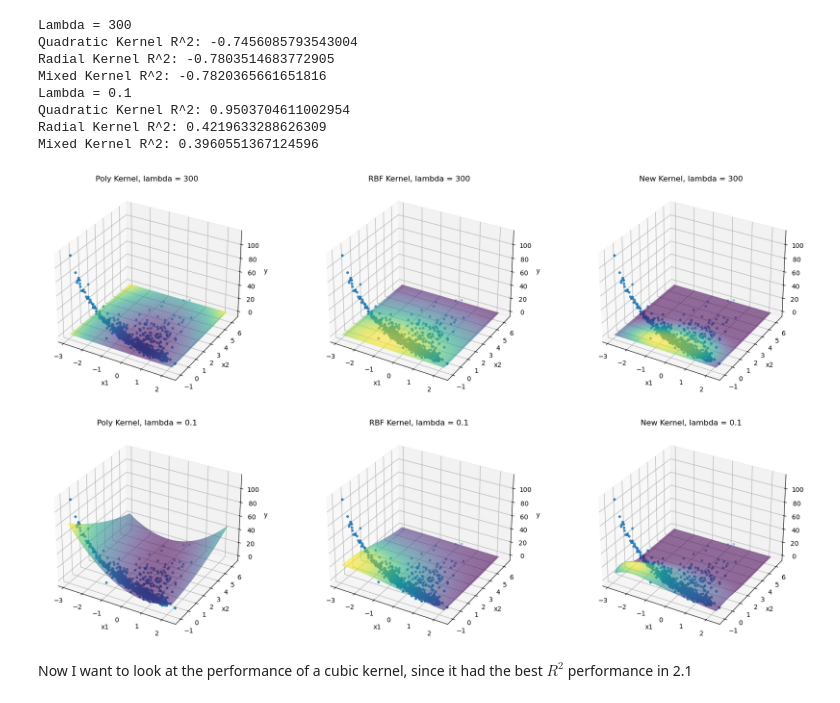
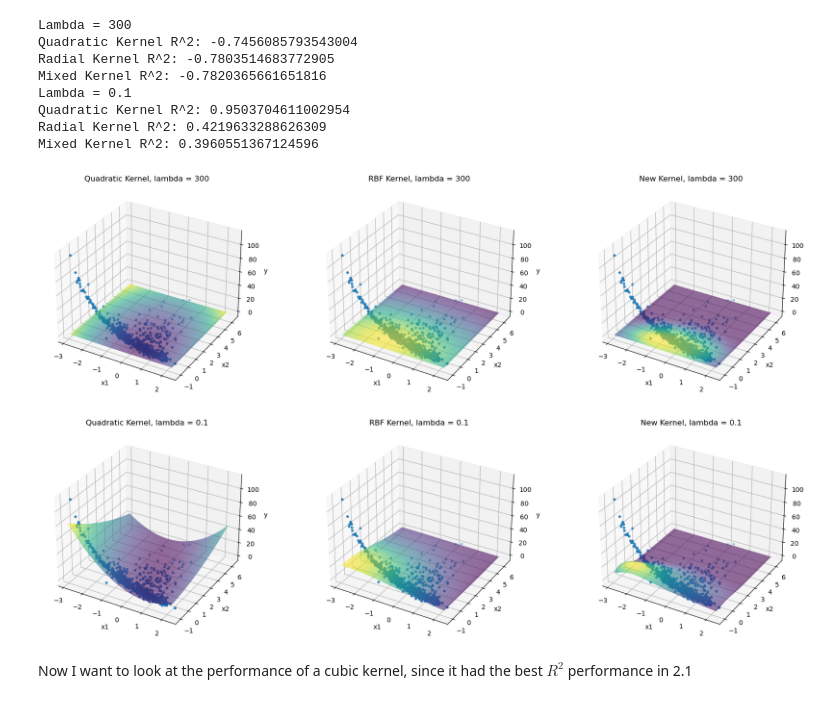
Before and after one commit to alisaklymchuk/data_science_math60026, a Jupyter notebook: 02455568_coursework1.ipynb, the cells around one changed output. Drawn from its saved outputs; the diff is of its cells as text; code cells hidden in the pictures.

```diff
--- a/02455568_coursework1.ipynb
+++ b/02455568_coursework1.ipynb
@@ -49,12 +49,12 @@ def standardise(X, X_train_=None):
     Standardise features.
 
     Parameters:
-        X (np.array): Feature matrix.
+        X (np.array): Design matrix.
         X_train_ (np.array): An optional feature matrix to compute the statistics
             from before applying it to X. If None, just use X to compute the statistics.
 
     Returns:
-        X_std (np.array): Standardised feature matrix
+        X_std (np.array): Standardised Design matrix
     """
     if X_train_ is None:
         X_train_ = X
@@ -87,13 +87,13 @@ def class_conversion(y_class):
 
 def add_int(X):
     """
-    Add an intercept term to the feature matrix.
+    Add an intercept term to the Design matrix.
 
     Parameters:
-        X (np.array): Feature matrix.
+        X (np.array): Design matrix.
 
     Returns:
-        X_aug (np.array): Feature matrix with a leading column of ones.
+        X_aug (np.array): Design matrix with a leading column of ones.
     """
     N = X.shape[0]
     X_aug = np.hstack([np.ones((N,1)), X])
@@ -291,7 +291,7 @@ def grad_huber(beta, c = 1e-4):
 # %%
 def minimise_g(x, y, beta_ls_with_int, lam, n_iters=10**4, step_size=1e-7, c_huber=1e-4):
     """
-    Minimise the Garrote scaling parameters using gradient descent.
+    Minimise the Garrote coefficients using gradient descent.
 
     Parameters:
         x (np.array): Design matrix of shape (N, p).
@@ -304,10 +304,10 @@ def minimise_g(x, y, beta_ls_with_int, lam, n_iters=10**4, step_size=1e-7, c_hub
         c_huber (float): Parameter for the Huber regularisation term.
 
     Returns:
-        beta_g (np.array): Estimated Garrote coefficients (scaled LS coefficients).
+        beta_g (np.array): Estimated Garrote coefficients beta^G.
     """
 
-    # Split beta into the intercept term and the rest (p terms)
+    # Split beta into the intercept term and the rest
     N = len(y)
     beta_ls = beta_ls_with_int[1::]
     beta0 = beta_ls_with_int[0]
@@ -320,7 +320,7 @@ def minimise_g(x, y, beta_ls_with_int, lam, n_iters=10**4, step_size=1e-7, c_hub
         # Compute the gradient of Huber function
         grad_c = grad_huber(g, c=c_huber)
 
-        # Compute the gradient of the regularised loss.
+        # Compute the gradient of the regularised loss
         grad = beta_ls * (-2 * x.T @ (y - beta0 - x @ (beta_ls * g))) / N + lam * grad_c
 
         # Update beta
@@ -895,7 +905,7 @@ def beta_krr(X_train, y_train, lam, K):
     Compute dual coefficients for Kernel Ridge Regression.
 
     Parameters:
-        X_train (np.array): Training feature matrix of shape (N, p).
+        X_train (np.array): Training design matrix of shape (N, p).
         y_train (np.array): Training target vector of length N.
         lam (float): Regularisation parameter.
         K (np.array): Gram matrix of shape (N, N).
@@ -1085,35 +1124,37 @@ def plot_krr(ax, X_train_std, y_train, kernel, lam, title):
 # %%
+# Now let's plot the results for lambda = 300 and then 0.1
+
 lam = 300
 
 fig = plt.figure(figsize=(18, 5))
 
 ax1 = fig.add_subplot(1, 3, 1, projection="3d")
 ax2 = fig.add_subplot(1, 3, 2, projection="3d")
 ax3 = fig.add_subplot(1, 3, 3, projection="3d")
 
-plot_krr(ax1, X_train_std, y_train_diam, poly_kernel, lam, f"Poly Kernel, lambda = {lam}")
+plot_krr(ax1, X_train_std, y_train_diam, poly_kernel, lam, f"Quadratic Kernel, lambda = {lam}")
 plot_krr(ax2, X_train_std, y_train_diam, radial_kernel, lam, f"RBF Kernel, lambda = {lam}")
 plot_krr(ax3, X_train_std, y_train_diam, new_kernel, lam, f"New Kernel, lambda = {lam}")
 
 plt.tight_layout()
 plt.show()
 
 lam = 0.1
 
 fig = plt.figure(figsize=(18, 5))
 
 ax1 = fig.add_subplot(1, 3, 1, projection="3d")
 ax2 = fig.add_subplot(1, 3, 2, projection="3d")
 ax3 = fig.add_subplot(1, 3, 3, projection="3d")
 
-plot_krr(ax1, X_train_std, y_train_diam, poly_kernel, lam, f"Poly Kernel, lambda = {lam}")
+plot_krr(ax1, X_train_std, y_train_diam, poly_kernel, lam, f"Quadratic Kernel, lambda = {lam}")
 plot_krr(ax2, X_train_std, y_train_diam, radial_kernel, lam, f"RBF Kernel, lambda = {lam}")
 plot_krr(ax3, X_train_std, y_train_diam, new_kernel, lam, f"New Kernel, lambda = {lam}")
 
 plt.tight_layout()
 plt.show()
 # %% [output]
-[figure, old version]
+[figure, new version]
 [figure]
 # %% [markdown]
 Now I want to look at the performance of a cubic kernel, since it had the best $R^2$ performance in 2.1
```
Also changed, not shown: parts of 23 cells of this notebook.
